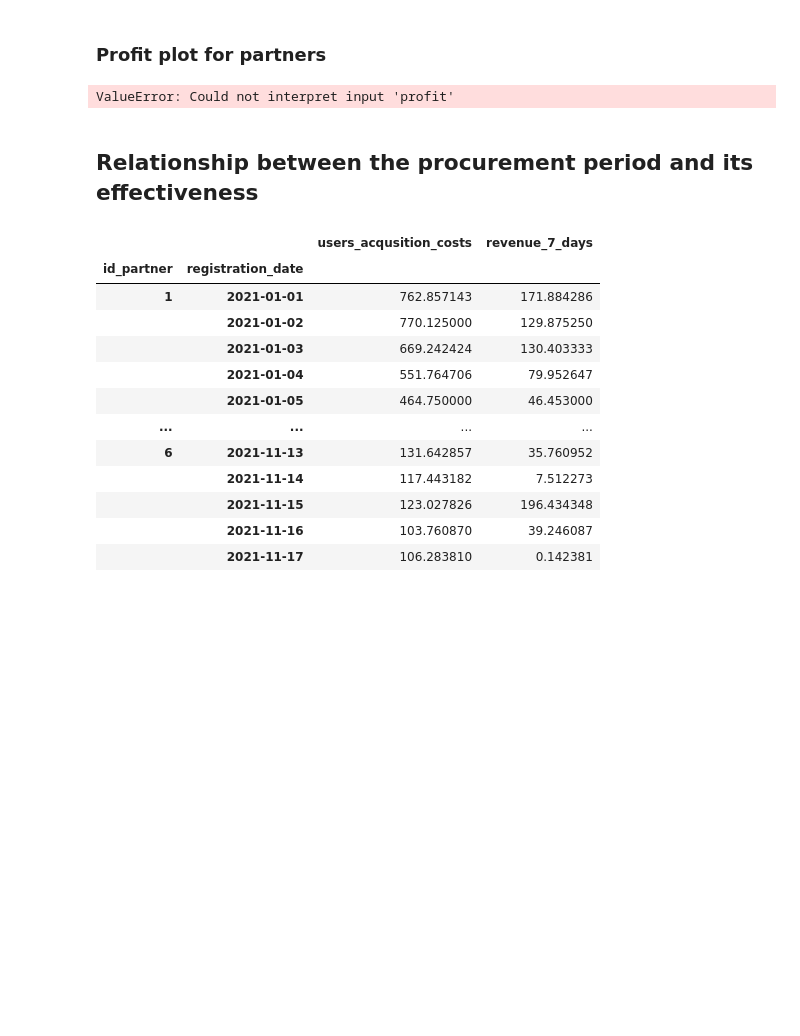
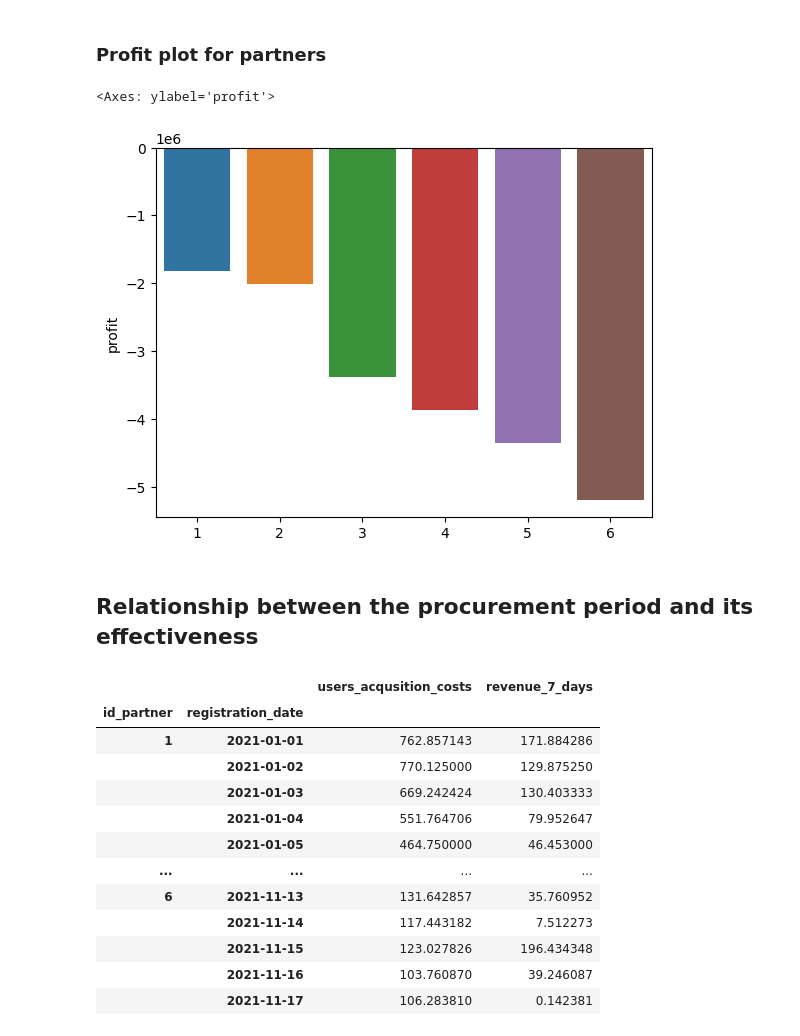
Before and after one commit to nastyabekesheva/Case, a Jupyter notebook: GenesisCase.ipynb, the cells around one changed output. Drawn from its saved outputs; the diff is of its cells as text; code cells hidden in the pictures; blank space fills up the shorter version.

```diff
--- a/GenesisCase.ipynb
+++ b/GenesisCase.ipynb
@@ -170,9 +170,10 @@ partners_sorted_by_profit
 # %% [markdown]
 ### Profit plot for partners
 # %%
-sns.barplot(data=df, x="id_partner", y="profit")
+sns.barplot(data=partners_sorted_by_profit, x=[1,2,3,4,5,6], y="profit")
 # %% [output]
-ValueError: Could not interpret input 'profit'
+<Axes: ylabel='profit'>
+[figure, added]
 # %% [markdown]
 ## Relationship between the procurement period and its effectiveness
 # %%
```
